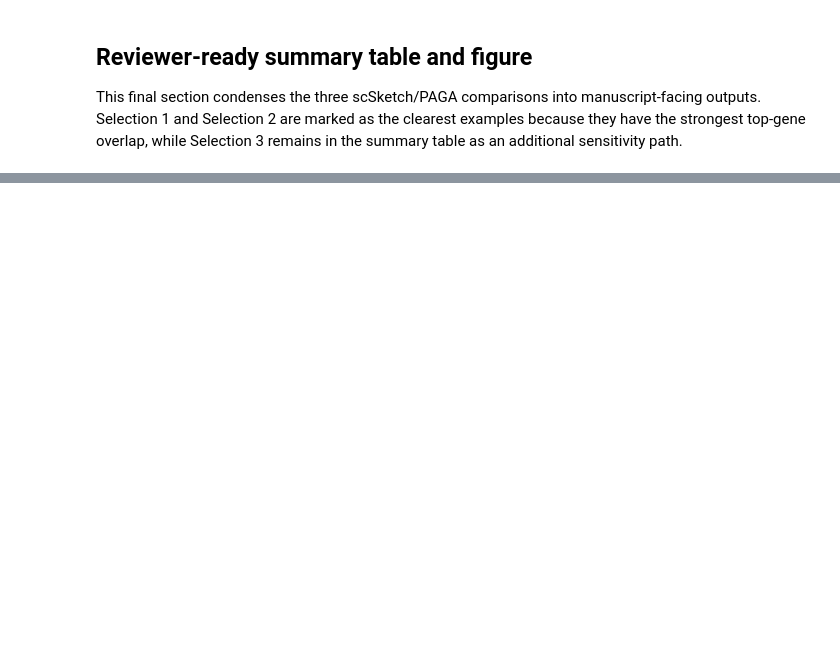
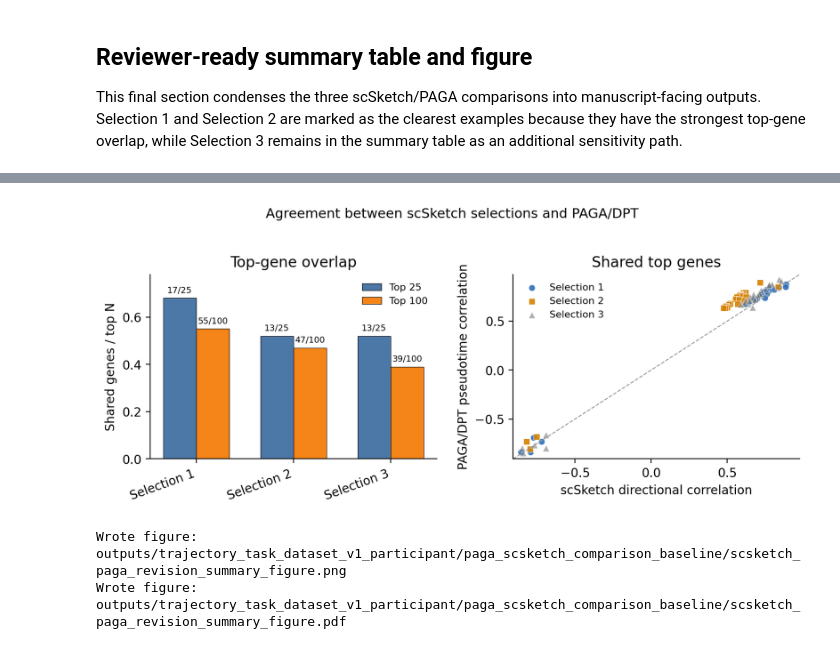
Before and after one commit to colabobio/scsketch, a Jupyter notebook: Manuscript/revision_analyses/paga_scsketch_comparison_baseline.ipynb, the cells around one changed output, grey strips where cells are left out. Saved outputs shown, nothing was run; the diff lists cells and outputs as text; code cells hidden in the pictures; blank space fills up the shorter version.

Commit message:
Update PAGA scSketch comparison analysis

```diff
--- a/Manuscript/revision_analyses/paga_scsketch_comparison_baseline.ipynb
+++ b/Manuscript/revision_analyses/paga_scsketch_comparison_baseline.ipynb
@@ -915,35 +1064,35 @@ This final section condenses the three scSketch/PAGA comparisons into manuscript
 SUMMARY_TOP_N = [25, 50, 100, 200]      #sets the top-N overlap cutoffs to report, and labels Selection 1 and Selection 2 as the main examples
 PRIMARY_SELECTIONS = {"Selection 1", "Selection 2"}
 
-summary_path = OUTPUT_DIR / "scsketch_paga_gene_overlap_summary.csv"
+summary_path = OUTPUT_DIR / "scsketch_paga_gene_overlap_summary.csv"     #defines the required input files
 shared_path = OUTPUT_DIR / "scsketch_paga_shared_top100_genes.csv"
 paths_path = OUTPUT_DIR / "scsketch_paga_all_selection_path_clusters.csv"
 
-for required_path in [summary_path, shared_path, paths_path]:
+for required_path in [summary_path, shared_path, paths_path]:           #checks that those files exist
     if not required_path.exists():
         raise FileNotFoundError(f"Missing comparison output: {required_path}")
 
-overlap_summary = pd.read_csv(summary_path)
+overlap_summary = pd.read_csv(summary_path)     #reads the files
 shared_top_genes = pd.read_csv(shared_path)
 all_paths = pd.read_csv(paths_path)
 
-def _file_counts(selection):
+def _file_counts(selection):          #counts how many cells and scSketch directional genes were exported for each selection
     slug = selection.lower().replace(" ", "_").replace("/", "_")
     cells = pd.read_csv(OUTPUT_DIR / f"scsketch_on_paga_umap_{slug}_selected_cells.csv")
     genes = pd.read_csv(OUTPUT_DIR / f"scsketch_on_paga_umap_{slug}_directional_genes.csv")
     return len(cells), len(genes)
 
 summary_rows = []
-for selection in sorted(overlap_summary["selection"].unique()):
+for selection in sorted(overlap_summary["selection"].unique()):    #builds one summary row per selection
     rows = overlap_summary.loc[overlap_summary["selection"] == selection].copy()
     selected_cells_n, directional_genes_n = _file_counts(selection)
-    path_clusters = (
+    path_clusters = (       #reconstructs the matched PAGA path as a readable string like 11->12->20
         all_paths.loc[all_paths["selection"] == selection]
         .sort_values("path_position")["leiden"]
         .astype(str)
         .tolist()
     )
-    shared_names = (
+    shared_names = (     #gets the first 10 readable gene names shared between the scSketch top 100 and PAGA/DPT top 100
         shared_top_genes.loc[shared_top_genes["selection"] == selection, "gene_short_name"]
         .dropna()
         .astype(str)
@@ -955,18 +1104,19 @@ for selection in sorted(overlap_summary["selection"].unique()):
         "primary_example": selection in PRIMARY_SELECTIONS,
         "selected_cells": selected_cells_n,
         "scsketch_directional_genes": directional_genes_n,
+        "scsketch_rank_metric": rows["scsketch_rank_metric"].iloc[0],  #records that overlap uses absolute scSketch directional correlation
         "paga_path_clusters": " -> ".join(path_clusters),
         "selection_dpt_orientation_r": rows["selection_dpt_orientation_r"].iloc[0],
         "top_shared_genes": ", ".join(shared_names),
     }
-    for top_n in SUMMARY_TOP_N:
+    for top_n in SUMMARY_TOP_N:    #for each top_n: adds the overlap metrics
         top_row = rows.loc[rows["top_n"] == top_n].iloc[0]
         row[f"top{top_n}_overlap"] = int(top_row["overlap"])
         row[f"top{top_n}_overlap_fraction"] = float(top_row["overlap"] / top_n)
         row[f"top{top_n}_jaccard"] = float(top_row["jaccard"])
     summary_rows.append(row)
 
-revision_summary = pd.DataFrame(summary_rows)
+revision_summary = pd.DataFrame(summary_rows)    #writes the final summary table
 revision_summary.to_csv(OUTPUT_DIR / "scsketch_paga_revision_summary.csv", index=False)
 
 print(f"Wrote summary table: {OUTPUT_DIR / 'scsketch_paga_revision_summary.csv'}")
@@ -974,7 +1130,7 @@ display(revision_summary)
 # %%
-plot_overlap = overlap_summary.loc[overlap_summary["top_n"].isin([25, 100])].copy()
-plot_overlap["overlap_fraction"] = plot_overlap["overlap"] / plot_overlap["top_n"]
-selection_order = ["Selection 1", "Selection 2", "Selection 3"]
+plot_overlap = overlap_summary.loc[overlap_summary["top_n"].isin([25, 100])].copy()  #keeps only top-25 and top-100 overlap results for plotting
+plot_overlap["overlap_fraction"] = plot_overlap["overlap"] / plot_overlap["top_n"]  #converts overlap counts into fractions
+selection_order = ["Selection 1", "Selection 2", "Selection 3"]     #sets the plotting order
 selection_order = [selection for selection in selection_order if selection in plot_overlap["selection"].unique()]
 colors = {"Selection 1": "#2E6FBB", "Selection 2": "#D68100", "Selection 3": "#6E6E6E"}
 markers = {"Selection 1": "o", "Selection 2": "s", "Selection 3": "^"}
@@ -992,7 +1148,7 @@ for offset, top_n in [(-bar_width / 2, 25), (bar_width / 2, 100)]:
         ].iloc[0]
         values.append(row["overlap_fraction"])
         labels.append(f"{int(row['overlap'])}/{top_n}")
-    bars = axes[0].bar(
+    bars = axes[0].bar(      #first subplot creates grouped bars: 1)blue bars: top-25 overlap fraction, 2)orange bars: top-100 overlap fraction, 3)x-axis: scSketch selections
         x + offset,
         values,
         width=bar_width,
@@ -1016,38 +1172,57 @@ axes[0].set_xticklabels(selection_order, rotation=20, ha="right")
 axes[0].set_ylim(0, max(0.55, plot_overlap["overlap_fraction"].max() + 0.1))
 axes[0].set_ylabel("Shared genes / top N")
 axes[0].set_title("Top-gene overlap")
 axes[0].legend(frameon=False, fontsize=8)
 axes[0].spines[["top", "right"]].set_visible(False)
 
-for selection in selection_order:
+for selection in selection_order:   #for Second Panel: Correlation Agreement for Shared Genes. This loop plots shared top genes for each selection. Each point is one gene shared between: top 100 scSketch directional genes and top 100 PAGA/DPT pseudotime-associated genes
     subset = shared_top_genes.loc[shared_top_genes["selection"] == selection].head(25)
     axes[1].scatter(
-        subset["orientation_adjusted_scsketch_correlation"],
-        subset["paga_dpt_correlation"],
+        subset["orientation_adjusted_scsketch_correlation"], #x-axis
+        subset["paga_dpt_correlation"],                      #y-axis
         label=selection,
         color=colors.get(selection, "#6E6E6E"),
         marker=markers.get(selection, "o"),
         s=28,
         alpha=0.9 if selection in PRIMARY_SELECTIONS else 0.55,
         edgecolor="white",
         linewidth=0.4,
     )
 
-axes[1].plot([0, 1], [0, 1], color="#999999", linewidth=0.8, linestyle="--")
-axes[1].set_xlim(0.45, 0.95)
-axes[1].set_ylim(0.45, 0.95)
+# Use data-driven signed-correlation limits so strongly decreasing genes are not clipped.
+corr_values = shared_top_genes[[
+    "orientation_adjusted_scsketch_correlation",
+    "paga_dpt_correlation",
+]].to_numpy(dtype=float).ravel()
+corr_values = corr_values[np.isfinite(corr_values)]
+if len(corr_values):
+    corr_min = max(-1.0, float(corr_values.min()) - 0.05)
+    corr_max = min(1.0, float(corr_values.max()) + 0.05)
+else:
+    corr_min, corr_max = -1.0, 1.0
+if corr_max - corr_min < 0.1:
+    midpoint = (corr_min + corr_max) / 2
+    corr_min, corr_max = midpoint - 0.05, midpoint + 0.05
+
+axes[1].plot([corr_min, corr_max], [corr_min, corr_max], color="#999999", linewidth=0.8, linestyle="--")    #points near the y=x reference line have similar scSketch and PAGA/DPT correlations.
+axes[1].set_xlim(corr_min, corr_max)
+axes[1].set_ylim(corr_min, corr_max)
 axes[1].set_xlabel("scSketch directional correlation")
 axes[1].set_ylabel("PAGA/DPT pseudotime correlation")
 axes[1].set_title("Shared top genes")
 axes[1].legend(frameon=False, fontsize=8)
 axes[1].spines[["top", "right"]].set_visible(False)
 
-fig.suptitle("Agreement between scSketch paths and PAGA/DPT", fontsize=11, y=1.03)
+fig.suptitle("Agreement between scSketch selections and PAGA/DPT", fontsize=11, y=1.03)
 fig.tight_layout()
-fig.savefig(OUTPUT_DIR / "scsketch_paga_revision_summary_figure.png", dpi=300, bbox_inches="tight")
+fig.savefig(OUTPUT_DIR / "scsketch_paga_revision_summary_figure.png", dpi=300, bbox_inches="tight")  #saves the two-panel figure showing gene-list overlap between scSketch and PAGA/DPT, plus correlation agreement among shared top genes.
 fig.savefig(OUTPUT_DIR / "scsketch_paga_revision_summary_figure.pdf", bbox_inches="tight")
 plt.show()
 plt.close(fig)
 
 print(f"Wrote figure: {OUTPUT_DIR / 'scsketch_paga_revision_summary_figure.png'}")
 print(f"Wrote figure: {OUTPUT_DIR / 'scsketch_paga_revision_summary_figure.pdf'}")
+# %% [output]
+[figure, added]
+Wrote figure: outputs/trajectory_task_dataset_v1_participant/paga_scsketch_comparison_baseline/scsketch_paga_revision_summary_figure.png
+Wrote figure: outputs/trajectory_task_dataset_v1_participant/paga_scsketch_comparison_baseline/scsketch_paga_revision_summary_figure.pdf
```
Also changed, not shown: parts of 16 cells of this notebook, 10 other files.
